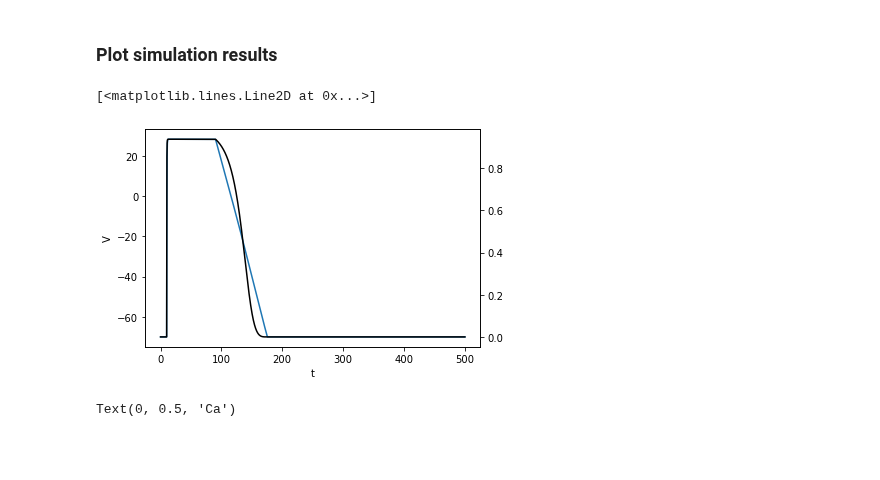
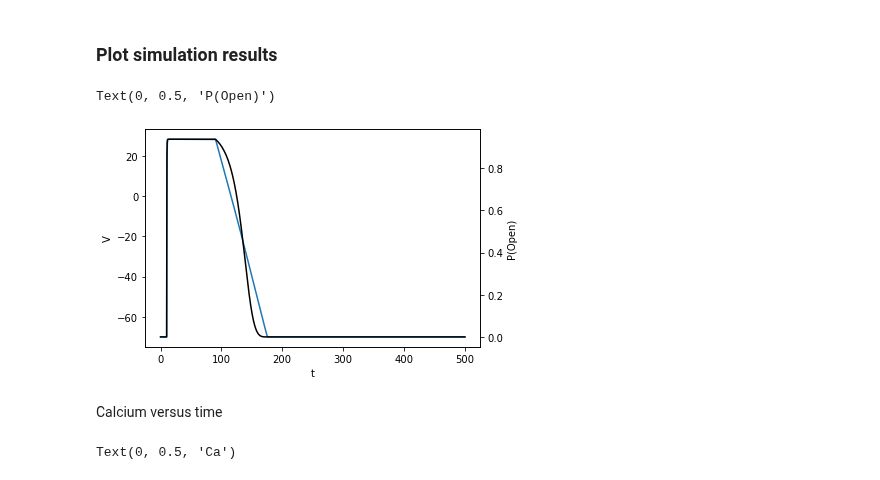
Before and after one commit to huskeypm/tutorials, a Jupyter notebook: systemsbio/minimal.ipynb, the cells around one changed output. Saved outputs shown, nothing was run; the diff lists cells and outputs as text; code cells hidden in the pictures; blank space fills up the shorter version.

```diff
--- a/systemsbio/minimal.ipynb
+++ b/systemsbio/minimal.ipynb
@@ -106,5 +114,5 @@ from scipy.integrate import odeint
 # %%
-Ek = -70 # mV
+Ek = -70 # mV - Nernst (reversal) potential for potassium
 ECa = 0. # mV
 
 class Params():
@@ -113,7 +121,7 @@ class Params():
       self.sercaKD = 0.30 # Ca concentration at which pump is 50%
       self.Vmax = 0.010   # turnover rate
 
-      # leak parameters
+      # SR leak parameters
       self.leakRate = 13e-5
 
       # Ca release channel current
@@ -121,10 +129,11 @@ class Params():
 
       # initial calcium concentration
       self.Ca0 = 0.145 # uM
+
+      # initial membrane potential
+      self.Vm = -70 # mV
+
 params = Params()
-
-
 #params.gCa = 0.
 
-Cm = 1.   #
-tEnd = 500.
+Cm = 1.   # capacitance of the cell (resists change in potential for a given current, I=VR)
@@ -131,10 +142,10 @@ tEnd = 500.
 # %%
+tEnd = 500.
+ts = np.linspace(0,tEnd,10000) # how long we are simulating
 
-ts = np.linspace(0,tEnd,10000)
-Vm = -70 # mV
+# initial values
+y0 = [params.Vm, params.Ca0] # , rhoKchannel,Gprot,CaLig,Ca]
 
-y0 = [Vm, params.Ca0] # , rhoKchannel,Gprot,CaLig,Ca]
-
-
+# integrator - display results
 ys = odeint(dydt,y0,ts,args=(params,))
 # %% [markdown]
@@ -152,18 +164,21 @@ Text(0.5, 0, 'V')
 # %%
 fig,ax = plt.subplots(1)
 Vms= ys[:,0 ]
 ax.plot(ts, Vms)
 
 ax.set_ylabel("V")
 ax.set_xlabel("t")
 
 axr = ax.twinx()
 pOs = iCaPOpen(Vms)
 
 axr.plot(ts,pOs,'k')
+axr.set_ylabel("P(Open)")
 # %% [output]
-[<matplotlib.lines.Line2D at 0x...>]
+Text(0, 0.5, 'P(Open)')
-[figure, old version]
+[figure, new version]
+# %% [markdown]
+Calcium versus time
 # %%
 fig,ax = plt.subplots(1)
 
```
Also changed, not shown: parts of 12 cells of this notebook.
